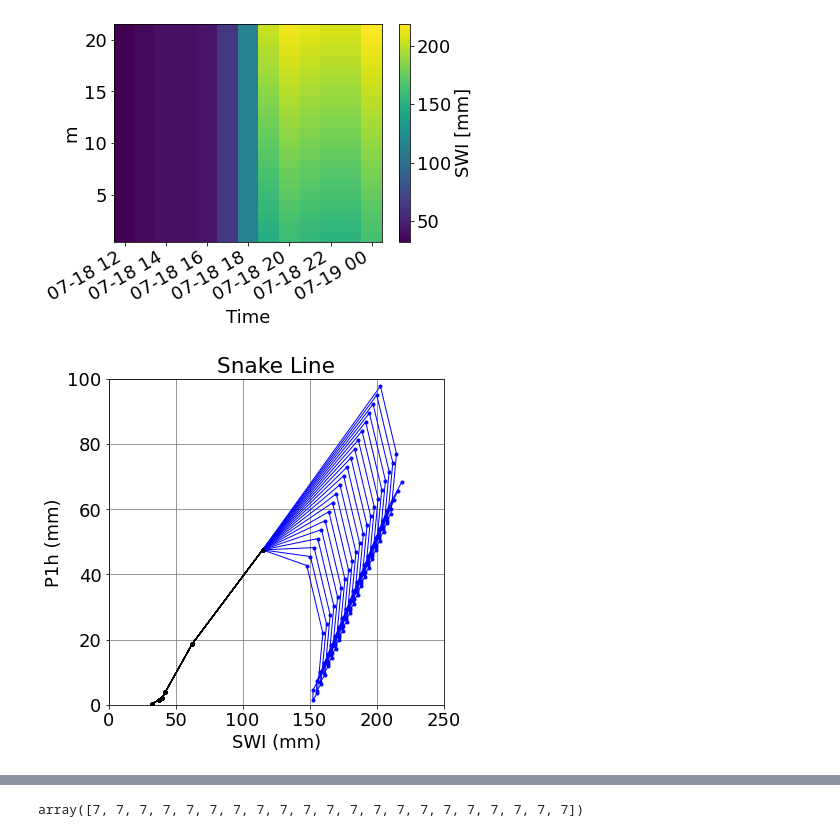
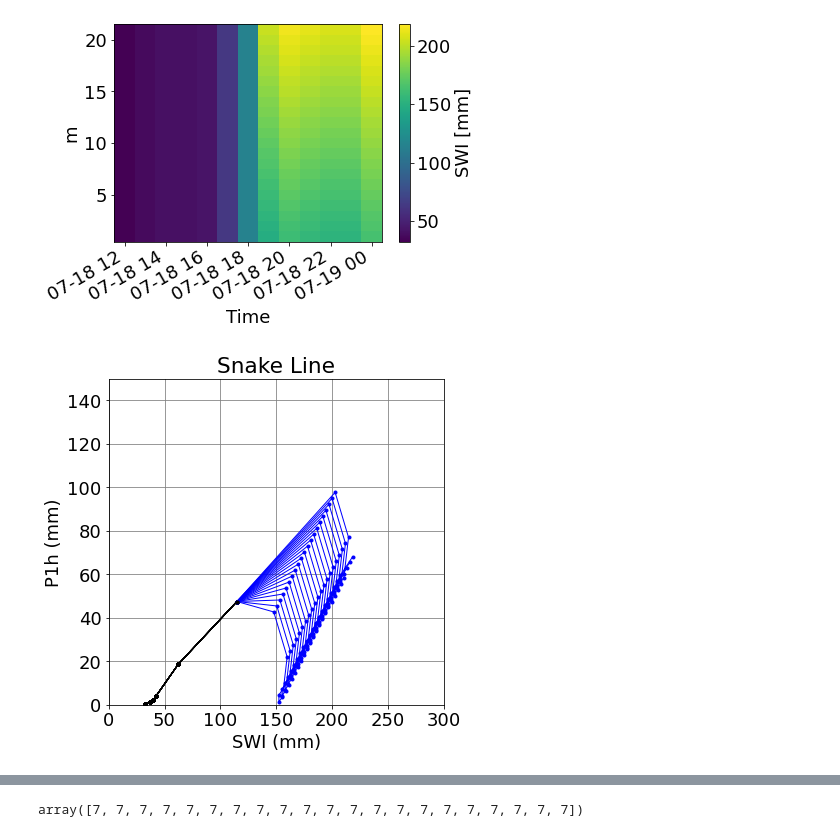
Before and after one commit to rkatornado/vis, a Jupyter notebook: src/ens_snake.ipynb, the cells around one changed output, grey strips where cells are left out. Saved outputs shown, nothing was run; the diff lists cells and outputs as text; code cells hidden in the pictures.

```diff
--- a/src/ens_snake.ipynb
+++ b/src/ens_snake.ipynb
@@ -84,15 +98,15 @@ p1h = ds["P60"]
 ## (1) シングルメンバーのスネーク曲線（位置ズレなし）
 # %%
 # (1) シングルメンバーのスネーク曲線（位置ズレなし）
-lon1 = 131.01
-#lat1 = 33.36
-lat1 = 33.32
 
-#ind1.plot()
-swi1 = swi.sel(LON=lon1, LAT=lat1, method="nearest")
+# クリックした LAT, LON を指定 （実際には、土壌雨量指数の2次元平面の下絵をクリックして取得する）
+lon1 = 131.01; lat1 = 33.32
+
+# クリックした LAT, LON の最近傍 (nearest) における SWI と P1h を抽出
+swi1 = swi.sel(LON=lon1, LAT=lat1, method="nearest") #
 p1h1 = p1h.sel(LON=lon1, LAT=lat1, method="nearest")
-#swi1 = swi.sel(LON=lon1).sel(LAT=lat1)
-#p1h1 = p1h.sel(LON=lon1).sel(LAT=lat1)
+
+# スネーク曲線の描画
 draw_snake_line(swi1, p1h1)
 # %% [output]
 [figure]
@@ -193,35 +251,34 @@ swi3_e.plot()
 <matplotlib.collections.QuadMesh at 0x...>
 [figure]
 # %%
+# スネーク曲線の可視化
+
 def draw_snake_line_ens(swi, p1h, nmax):
-    # スネーク曲線の可視化
+    # アンサンブルメンバーのスネーク曲線の可視化するための
     #plt.plot(swi1, p1h1) # スネーク曲線
     fs = 18
     plt.rcParams["font.size"]   = fs
     fig = plt.figure(figsize=(6,6))
     ax = fig.add_subplot(1, 1, 1)
     plt.title("Snake Line")
     plt.ylabel("P1h (mm)")
     plt.xlabel("SWI (mm)")
     plt.grid(which='major',color='gray',linestyle='-')
-#    plt.plot(swi.isel(TIME=slice(6,13)), p1h.isel(TIME=slice(6,13)), color='blue',  marker='o', ms=10, lw=3) # スネーク曲線
-#    plt.plot(swi.isel(TIME=slice(0, 7)), p1h.isel(TIME=slice(0, 7)), color='black', marker='o', ms=10, lw=3) # スネーク曲線
 
     for i in range(nmax):
 #        print(i)
         x = swi.isel(m=i)
         y = p1h.isel(m=i)
         plt.plot(x.isel(TIME=slice(6,13)), y.isel(TIME=slice(6,13)), color='blue',  marker='o', ms=3, lw=1) # スネーク曲線
         plt.plot(x.isel(TIME=slice(0, 7)), y.isel(TIME=slice(0, 7)), color='black', marker='o', ms=3, lw=1) # スネーク曲線
 
-    ax.set_xlim([0,250])
-    ax.set_ylim([0,100])
-#    ax.set_xlim([0,300])
-#    ax.set_ylim([0,150])
-
+#    ax.set_xlim([0,250])
+#    ax.set_ylim([0,100])
+    ax.set_xlim([0,300])
+    ax.set_ylim([0,150])
 
 draw_snake_line_ens(swi3_e, p1h3_e, nmax)
 # %% [output]
-[figure, old version]
+[figure, new version]
 # %%
 def draw_landslide_lisk_index_ens(index, nmax):
```
Also changed, not shown: parts of 38 cells of this notebook.
